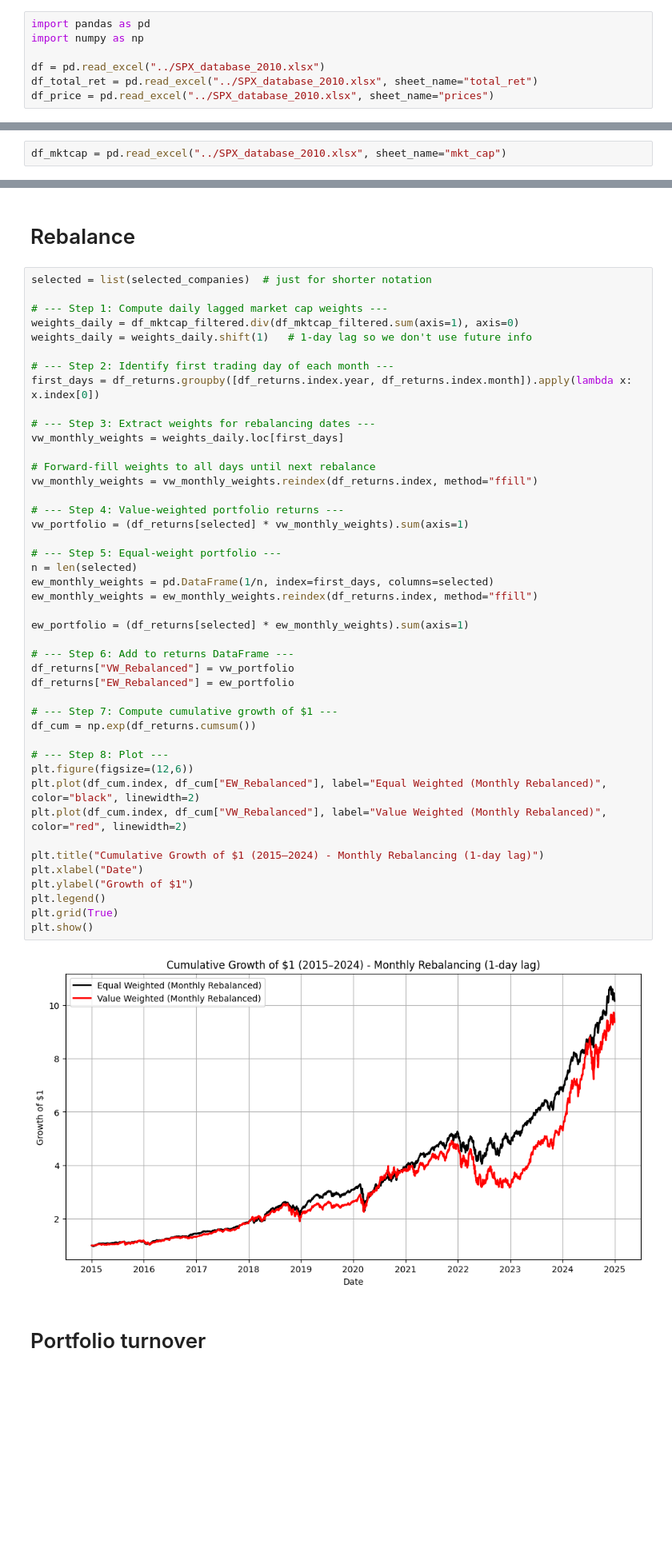
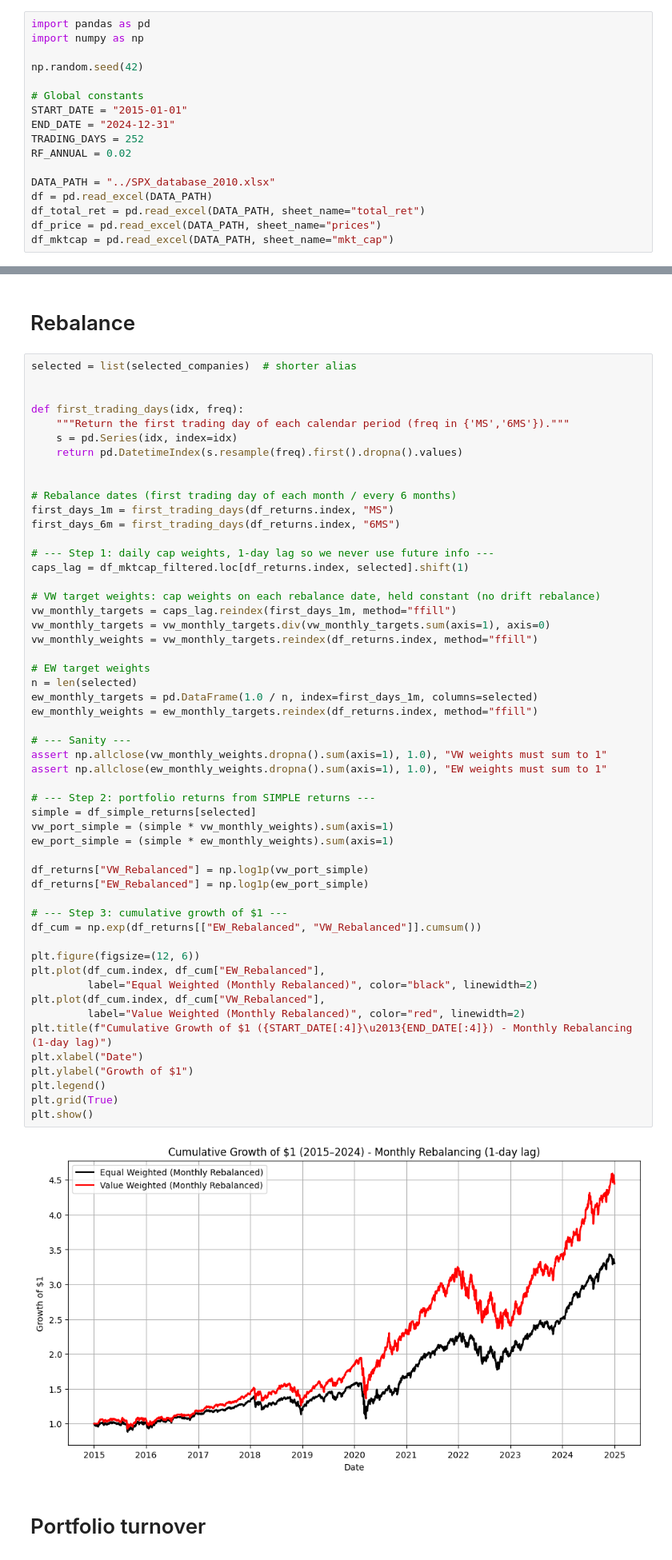
Before and after one commit to luigilopesz/Quantitative-Finance, a Jupyter notebook: project_1/main.ipynb, the cells around one changed output, grey strips where cells are left out. Shown at 80% size. Cells and saved outputs as stored; diff of their text form; blank space fills up the shorter version.

```diff
--- a/project_1/main.ipynb
+++ b/project_1/main.ipynb
@@ -6,9 +6,19 @@ This section prepares the data for all subsequent analyses (Questions 1-5)
 import pandas as pd
 import numpy as np
 
-df = pd.read_excel("../SPX_database_2010.xlsx")
-df_total_ret = pd.read_excel("../SPX_database_2010.xlsx", sheet_name="total_ret")
-df_price = pd.read_excel("../SPX_database_2010.xlsx", sheet_name="prices")
+np.random.seed(42)
+
+# Global constants
+START_DATE = "2015-01-01"
+END_DATE = "2024-12-31"
+TRADING_DAYS = 252
+RF_ANNUAL = 0.02
+
+DATA_PATH = "../SPX_database_2010.xlsx"
+df = pd.read_excel(DATA_PATH)
+df_total_ret = pd.read_excel(DATA_PATH, sheet_name="total_ret")
+df_price = pd.read_excel(DATA_PATH, sheet_name="prices")
+df_mktcap = pd.read_excel(DATA_PATH, sheet_name="mkt_cap")
 # %%
 import matplotlib.pyplot as plt
 # %% [markdown]
@@ -146,3 +128 @@ plt.show()
-# %%
-df_mktcap = pd.read_excel("../SPX_database_2010.xlsx", sheet_name="mkt_cap")
 # %%
@@ -190,51 +158,60 @@ plt.show()
 # %% [markdown]
 # Rebalance
 # %%
-selected = list(selected_companies)  # just for shorter notation
+selected = list(selected_companies)  # shorter alias
 
-# --- Step 1: Compute daily lagged market cap weights ---
-weights_daily = df_mktcap_filtered.div(df_mktcap_filtered.sum(axis=1), axis=0)
-weights_daily = weights_daily.shift(1)   # 1-day lag so we don't use future info
 
-# --- Step 2: Identify first trading day of each month ---
-first_days = df_returns.groupby([df_returns.index.year, df_returns.index.month]).apply(lambda x: x.index[0])
+def first_trading_days(idx, freq):
+    """Return the first trading day of each calendar period (freq in {'MS','6MS'})."""
+    s = pd.Series(idx, index=idx)
+    return pd.DatetimeIndex(s.resample(freq).first().dropna().values)
 
-# --- Step 3: Extract weights for rebalancing dates ---
-vw_monthly_weights = weights_daily.loc[first_days]
 
-# Forward-fill weights to all days until next rebalance
-vw_monthly_weights = vw_monthly_weights.reindex(df_returns.index, method="ffill")
+# Rebalance dates (first trading day of each month / every 6 months)
+first_days_1m = first_trading_days(df_returns.index, "MS")
+first_days_6m = first_trading_days(df_returns.index, "6MS")
 
-# --- Step 4: Value-weighted portfolio returns ---
-vw_portfolio = (df_returns[selected] * vw_monthly_weights).sum(axis=1)
+# --- Step 1: daily cap weights, 1-day lag so we never use future info ---
+caps_lag = df_mktcap_filtered.loc[df_returns.index, selected].shift(1)
 
-# --- Step 5: Equal-weight portfolio ---
+# VW target weights: cap weights on each rebalance date, held constant (no drift rebalance)
+vw_monthly_targets = caps_lag.reindex(first_days_1m, method="ffill")
+vw_monthly_targets = vw_monthly_targets.div(vw_monthly_targets.sum(axis=1), axis=0)
+vw_monthly_weights = vw_monthly_targets.reindex(df_returns.index, method="ffill")
+
+# EW target weights
 n = len(selected)
-ew_monthly_weights = pd.DataFrame(1/n, index=first_days, columns=selected)
-ew_monthly_weights = ew_monthly_weights.reindex(df_returns.index, method="ffill")
+ew_monthly_targets = pd.DataFrame(1.0 / n, index=first_days_1m, columns=selected)
+ew_monthly_weights = ew_monthly_targets.reindex(df_returns.index, method="ffill")
 
-ew_portfolio = (df_returns[selected] * ew_monthly_weights).sum(axis=1)
+# --- Sanity ---
+assert np.allclose(vw_monthly_weights.dropna().sum(axis=1), 1.0), "VW weights must sum to 1"
+assert np.allclose(ew_monthly_weights.dropna().sum(axis=1), 1.0), "EW weights must sum to 1"
 
-# --- Step 6: Add to returns DataFrame ---
-df_returns["VW_Rebalanced"] = vw_portfolio
-df_returns["EW_Rebalanced"] = ew_portfolio
+# --- Step 2: portfolio returns from SIMPLE returns ---
+simple = df_simple_returns[selected]
+vw_port_simple = (simple * vw_monthly_weights).sum(axis=1)
+ew_port_simple = (simple * ew_monthly_weights).sum(axis=1)
 
-# --- Step 7: Compute cumulative growth of $1 ---
-df_cum = np.exp(df_returns.cumsum())
+df_returns["VW_Rebalanced"] = np.log1p(vw_port_simple)
+df_returns["EW_Rebalanced"] = np.log1p(ew_port_simple)
 
-# --- Step 8: Plot ---
-plt.figure(figsize=(12,6))
-plt.plot(df_cum.index, df_cum["EW_Rebalanced"], label="Equal Weighted (Monthly Rebalanced)", color="black", linewidth=2)
-plt.plot(df_cum.index, df_cum["VW_Rebalanced"], label="Value Weighted (Monthly Rebalanced)", color="red", linewidth=2)
+# --- Step 3: cumulative growth of $1 ---
+df_cum = np.exp(df_returns[["EW_Rebalanced", "VW_Rebalanced"]].cumsum())
 
-plt.title("Cumulative Growth of $1 (2015–2024) - Monthly Rebalancing (1-day lag)")
+plt.figure(figsize=(12, 6))
+plt.plot(df_cum.index, df_cum["EW_Rebalanced"],
+         label="Equal Weighted (Monthly Rebalanced)", color="black", linewidth=2)
+plt.plot(df_cum.index, df_cum["VW_Rebalanced"],
+         label="Value Weighted (Monthly Rebalanced)", color="red", linewidth=2)
+plt.title(f"Cumulative Growth of $1 ({START_DATE[:4]}\u2013{END_DATE[:4]}) - Monthly Rebalancing (1-day lag)")
 plt.xlabel("Date")
 plt.ylabel("Growth of $1")
 plt.legend()
 plt.grid(True)
 plt.show()
 # %% [output]
-[figure, old version]
+[figure, new version]
 # %% [markdown]
 # Portfolio turnover
 # %%
```
Also changed, not shown: parts of 17 cells of this notebook, 4 other files.
